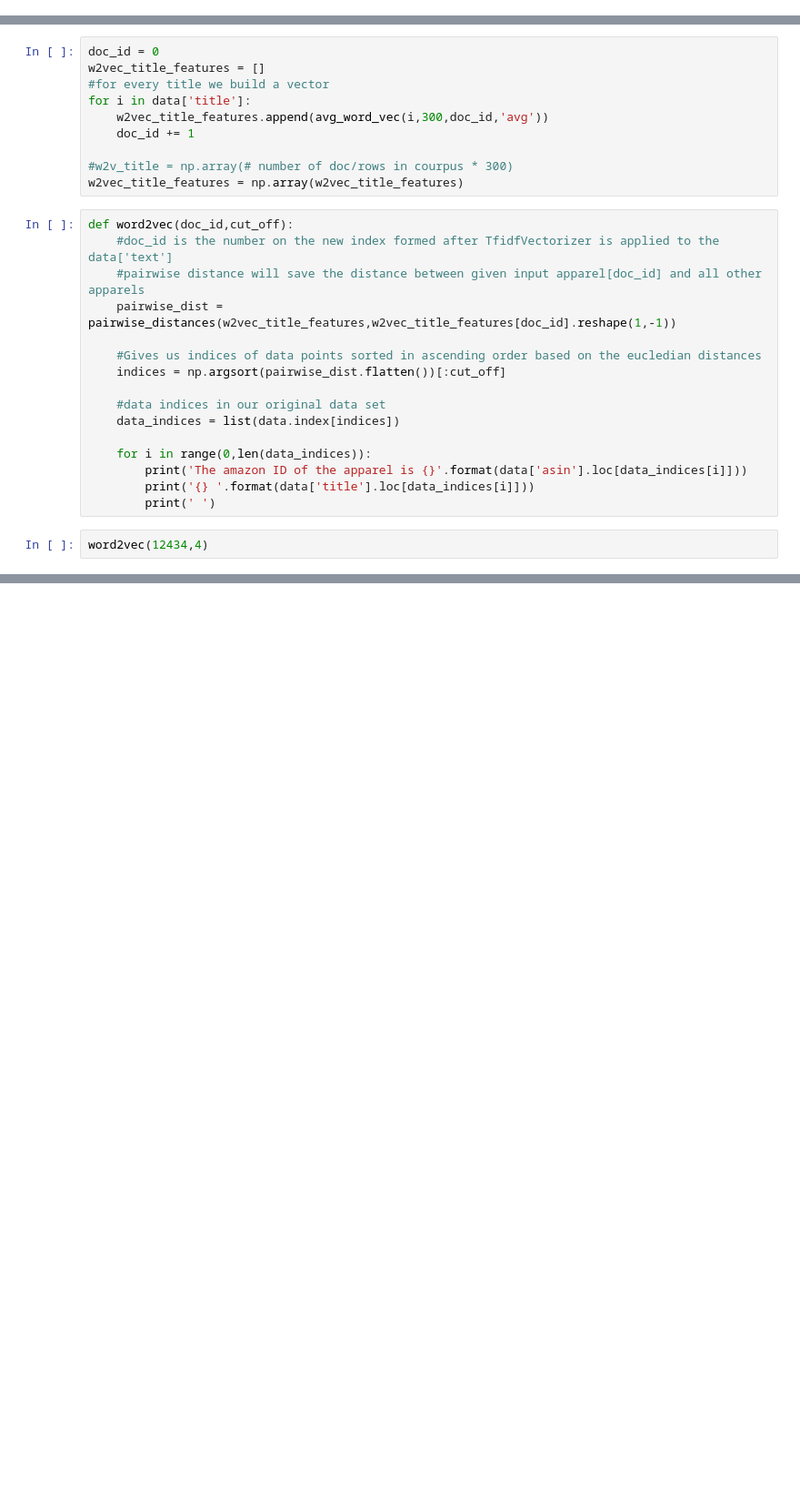
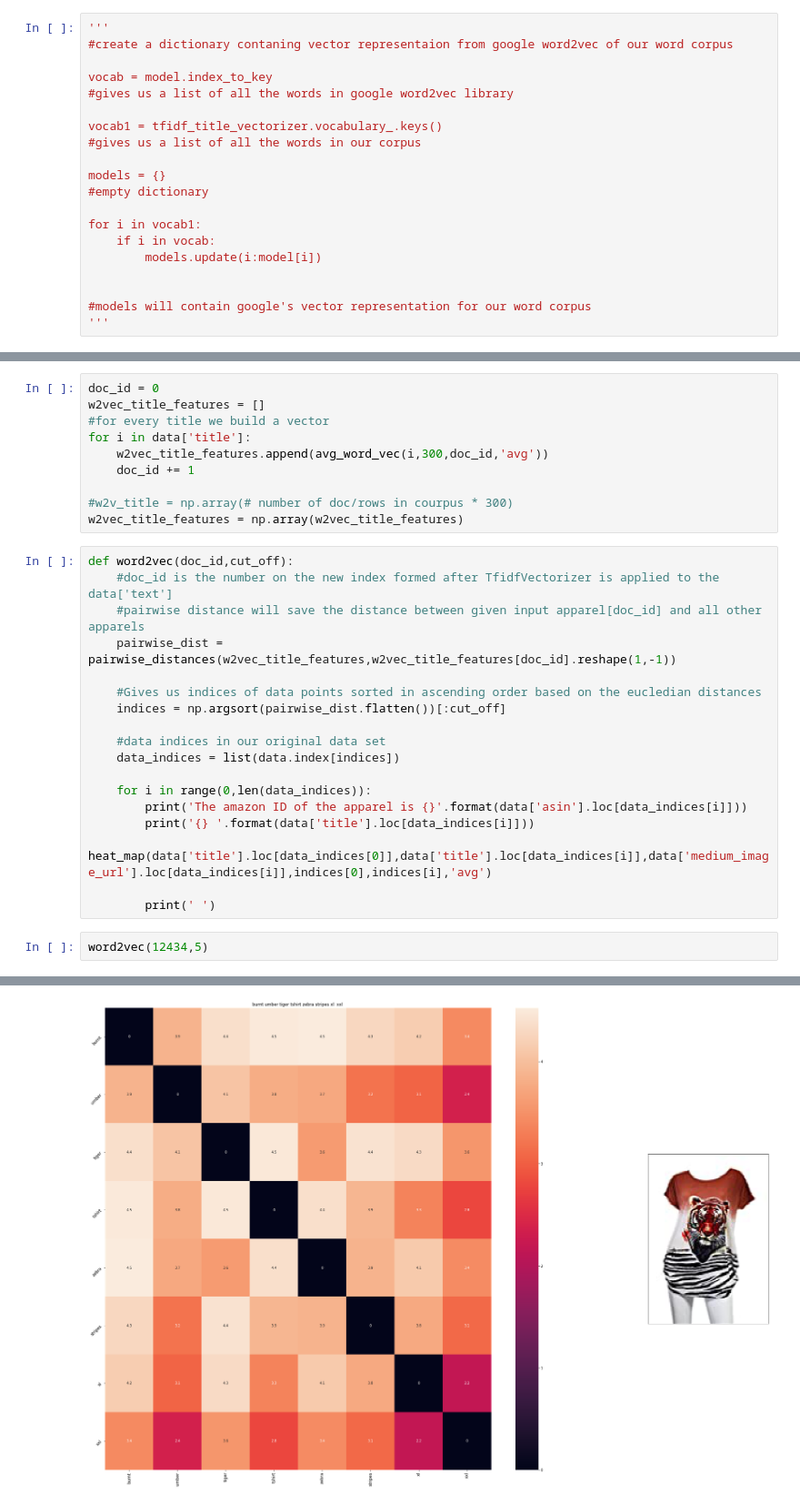
Before and after one commit to ShrishailK/Amazon-recommendation-engine, a Jupyter notebook: Amazon recommendation engine.ipynb, the cells around one changed output, grey strips where cells are left out. Shown at 91% size. Drawn from its saved outputs; the diff is of its cells as text; blank space fills up the shorter version.

Commit message:
Added a Utility function for visualization of word2vec results

```diff
--- a/Amazon recommendation engine.ipynb
+++ b/Amazon recommendation engine.ipynb
@@ -520,3 +520,23 @@ import pickle
 # download "GoogleNews-vectors-negative300.bin"
 
 model = KeyedVectors.load_word2vec_format('GoogleNews-vectors-negative300.bin', binary=True)
+# %%
+'''
+#create a dictionary contaning vector representaion from google word2vec of our word corpus
+
+vocab = model.index_to_key
+#gives us a list of all the words in google word2vec library
+
+vocab1 = tfidf_title_vectorizer.vocabulary_.keys()
+#gives us a list of all the words in our corpus
+
+models = {}
+#empty dictionary
+
+for i in vocab1:
+    if i in vocab:
+        models.update(i:model[i])
+
+
+#models will contain google's vector representation for our word corpus
+'''
@@ -578,9 +663,11 @@ def word2vec(doc_id,cut_off):
     for i in range(0,len(data_indices)):
         print('The amazon ID of the apparel is {}'.format(data['asin'].loc[data_indices[i]]))
         print('{} '.format(data['title'].loc[data_indices[i]]))
+        heat_map(data['title'].loc[data_indices[0]],data['title'].loc[data_indices[i]],data['medium_image_url'].loc[data_indices[i]],indices[0],indices[i],'avg')
+
         print(' ')
 # %%
-word2vec(12434,4)
+word2vec(12434,5)
 # %% [output]
 The amazon ID of the apparel is B00JXQB5FQ
 burnt umber tiger tshirt zebra stripes xl  xxl
@@ -595,0 +674 @@ brown  white tiger tshirt tiger stripes xl  xxl
+[figure, added]
```
Also changed, not shown: parts of 2 cells of this notebook.
